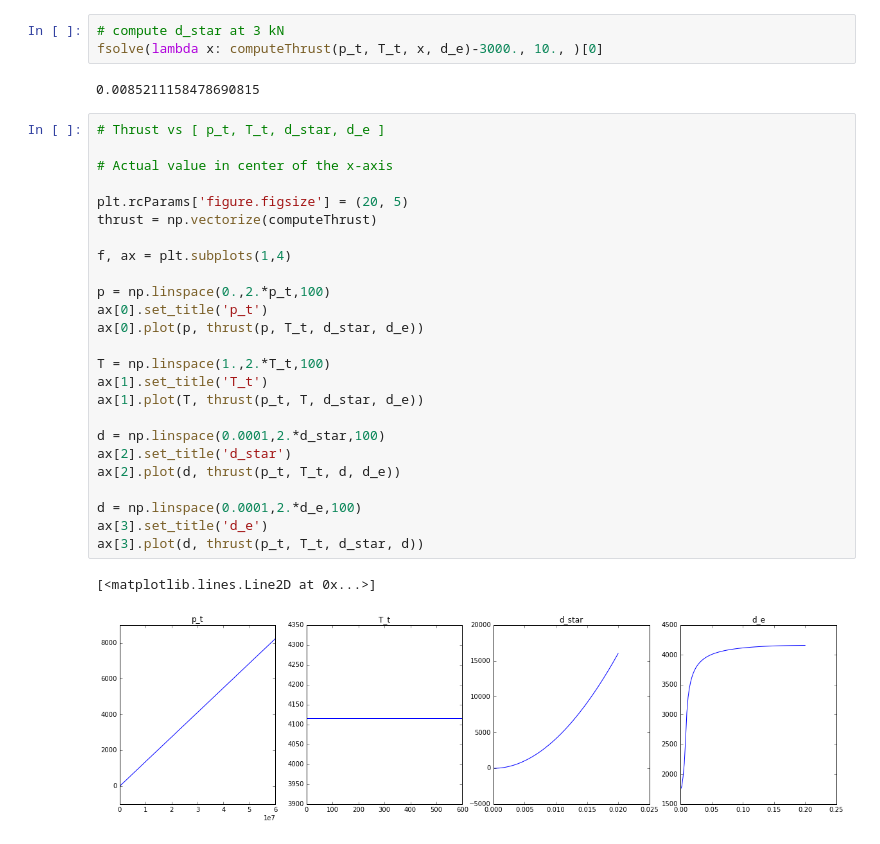
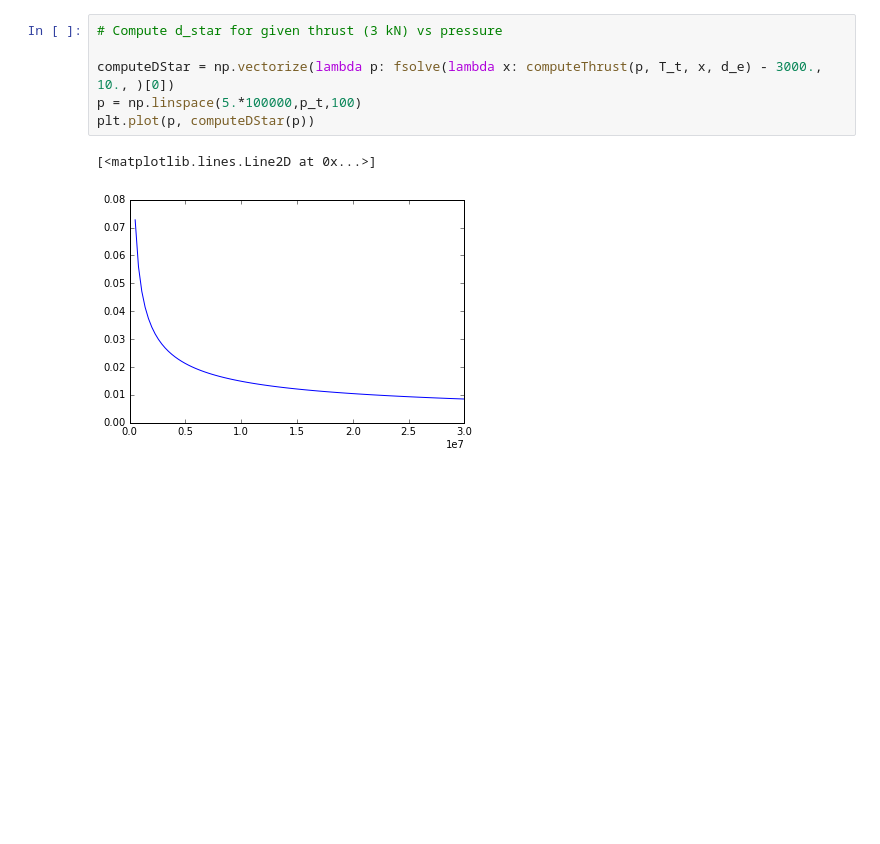
Before and after one commit to morloy/aero_propulsion, a Jupyter notebook: Thrust.ipynb, the cells around one changed output. Drawn from its saved outputs; the diff is of its cells as text; blank space fills up the shorter version.

```diff
--- a/Thrust.ipynb
+++ b/Thrust.ipynb
@@ -66,33 +104,9 @@ computeThrust(p_t, T_t, d_star, d_e, True)
 # %%
-# compute d_star at 3 kN
-fsolve(lambda x: computeThrust(p_t, T_t, x, d_e)-3000., 10., )[0]
+# Compute d_star for given thrust (3 kN) vs pressure
+
+computeDStar = np.vectorize(lambda p: fsolve(lambda x: computeThrust(p, T_t, x, d_e) - 3000., 10., )[0])
+p = np.linspace(5.*100000,p_t,100)
+plt.plot(p, computeDStar(p))
 # %% [output]
-0.0085211158478690815
+[<matplotlib.lines.Line2D at 0x...>]
+[figure, added]
-# %%
-# Thrust vs [ p_t, T_t, d_star, d_e ]
-
-# Actual value in center of the x-axis
-
-plt.rcParams['figure.figsize'] = (20, 5)
-thrust = np.vectorize(computeThrust)
-
-f, ax = plt.subplots(1,4)
-
-p = np.linspace(0.,2.*p_t,100)
-ax[0].set_title('p_t')
-ax[0].plot(p, thrust(p, T_t, d_star, d_e))
-
-T = np.linspace(1.,2.*T_t,100)
-ax[1].set_title('T_t')
-ax[1].plot(T, thrust(p_t, T, d_star, d_e))
-
-d = np.linspace(0.0001,2.*d_star,100)
-ax[2].set_title('d_star')
-ax[2].plot(d, thrust(p_t, T_t, d, d_e))
-
-d = np.linspace(0.0001,2.*d_e,100)
-ax[3].set_title('d_e')
-ax[3].plot(d, thrust(p_t, T_t, d_star, d))
-# %% [output]
-[<matplotlib.lines.Line2D at 0x...>]
-[figure, removed]
```
Also changed, not shown: parts of 3 cells of this notebook.
